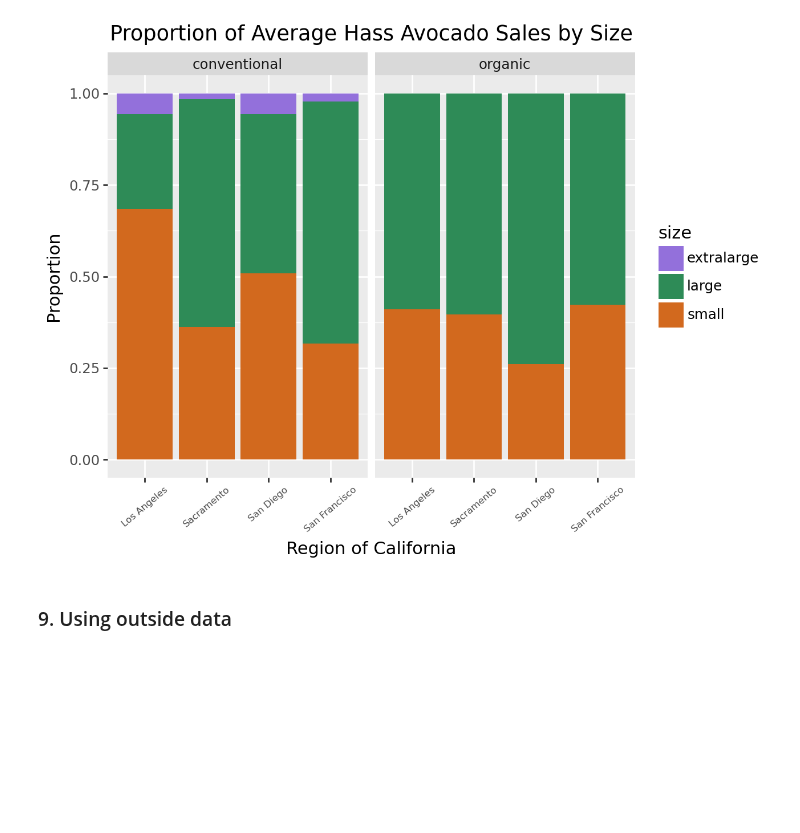
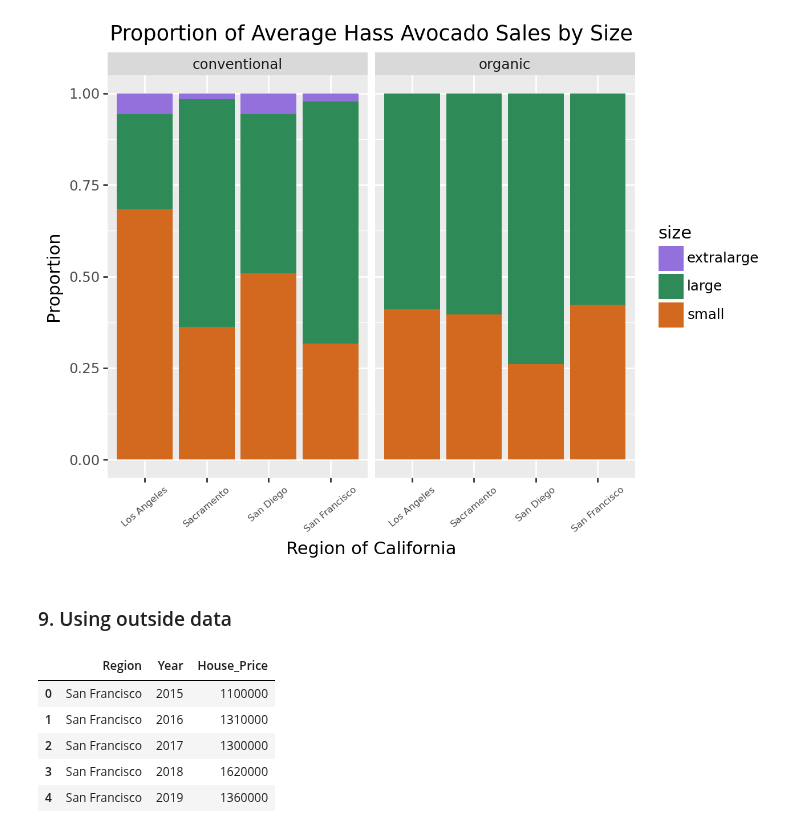
Before and after one commit to summerchurby/GSB-544, a Jupyter notebook: Lab2_AvocadoSales.ipynb, the cells around one changed output. Cells and saved outputs as stored; diff of their text form; code cells hidden in the pictures; blank space fills up the shorter version.

```diff
--- a/Lab2_AvocadoSales.ipynb
+++ b/Lab2_AvocadoSales.ipynb
@@ -244,6 +244,15 @@ average_sales = (new_ca.groupby(["type", "geography", "size"], as_index = False)
 [figure]
 # %% [markdown]
 ### 9. Using outside data
+# %%
+house_prices = pd.read_csv(r"C:\Users\achur\OneDrive\Desktop\School\CP Fall 2024\544\HousePrices.csv")
+# %% [output]
+|  | Region | Year | House_Price |
+| 0 | San Francisco | 2015 | 1100000 |
+| 1 | San Francisco | 2016 | 1310000 |
+| 2 | San Francisco | 2017 | 1300000 |
+| 3 | San Francisco | 2018 | 1620000 |
+| 4 | San Francisco | 2019 | 1360000 |
 # %% [markdown]
 ### Appendix and References
 https://www.kaggle.com/datasets/timmate/avocado-prices-2020?resource=download&select=avocado-updated-2020.csv
```
Also changed, not shown: parts of 1 cell of this notebook.
